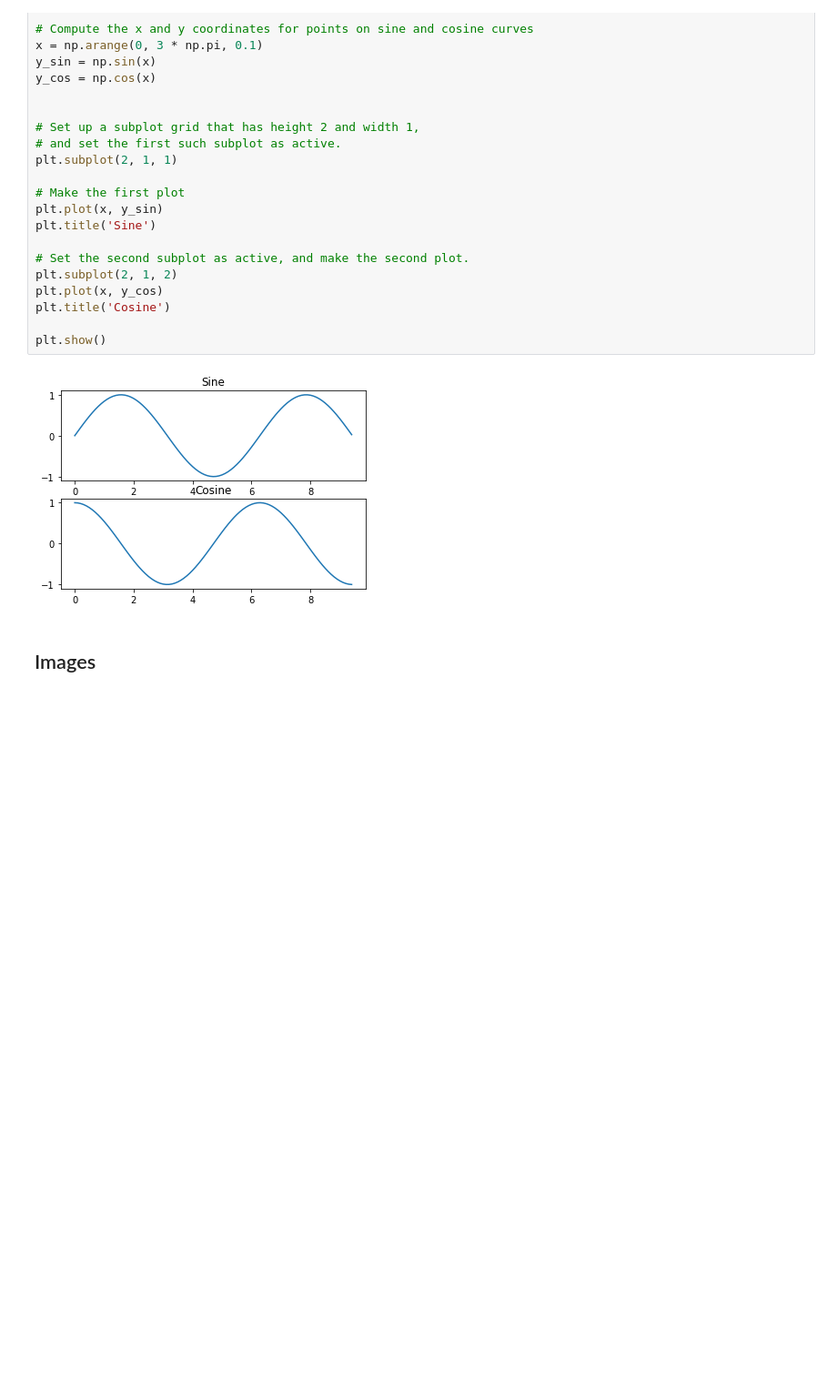
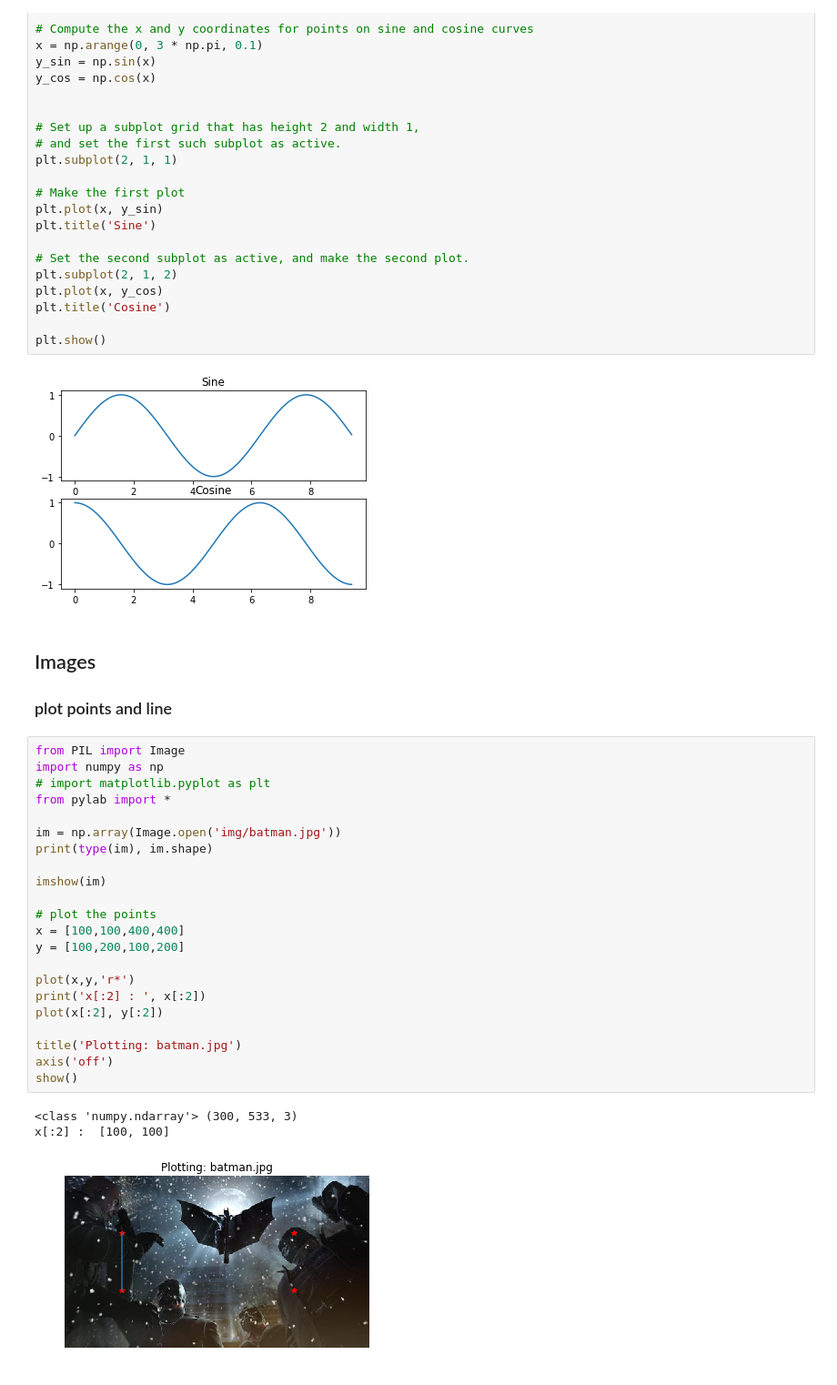
Before and after one commit to ancientwind/notebook, a Jupyter notebook: matplotlib.ipynb, the cells around one changed output. Shown at 91% size. Cells and saved outputs as stored; diff of their text form; blank space fills up the shorter version.

Commit message:
pylab image

```diff
--- a/matplotlib.ipynb
+++ b/matplotlib.ipynb
@@ -49,3 +49,31 @@ plt.show()
 [figure]
 # %% [markdown]
 ## Images
+
+### plot points and line
+# %%
+from PIL import Image
+import numpy as np
+# import matplotlib.pyplot as plt
+from pylab import *
+
+im = np.array(Image.open('img/batman.jpg'))
+print(type(im), im.shape)
+
+imshow(im)
+
+# plot the points
+x = [100,100,400,400]
+y = [100,200,100,200]
+
+plot(x,y,'r*')
+print('x[:2] : ', x[:2])
+plot(x[:2], y[:2])
+
+title('Plotting: batman.jpg')
+axis('off')
+show()
+# %% [output]
+<class 'numpy.ndarray'> (300, 533, 3)
+x[:2] :  [100, 100]
+[figure, added]
```
Also changed, not shown: parts of 5 cells of this notebook.
